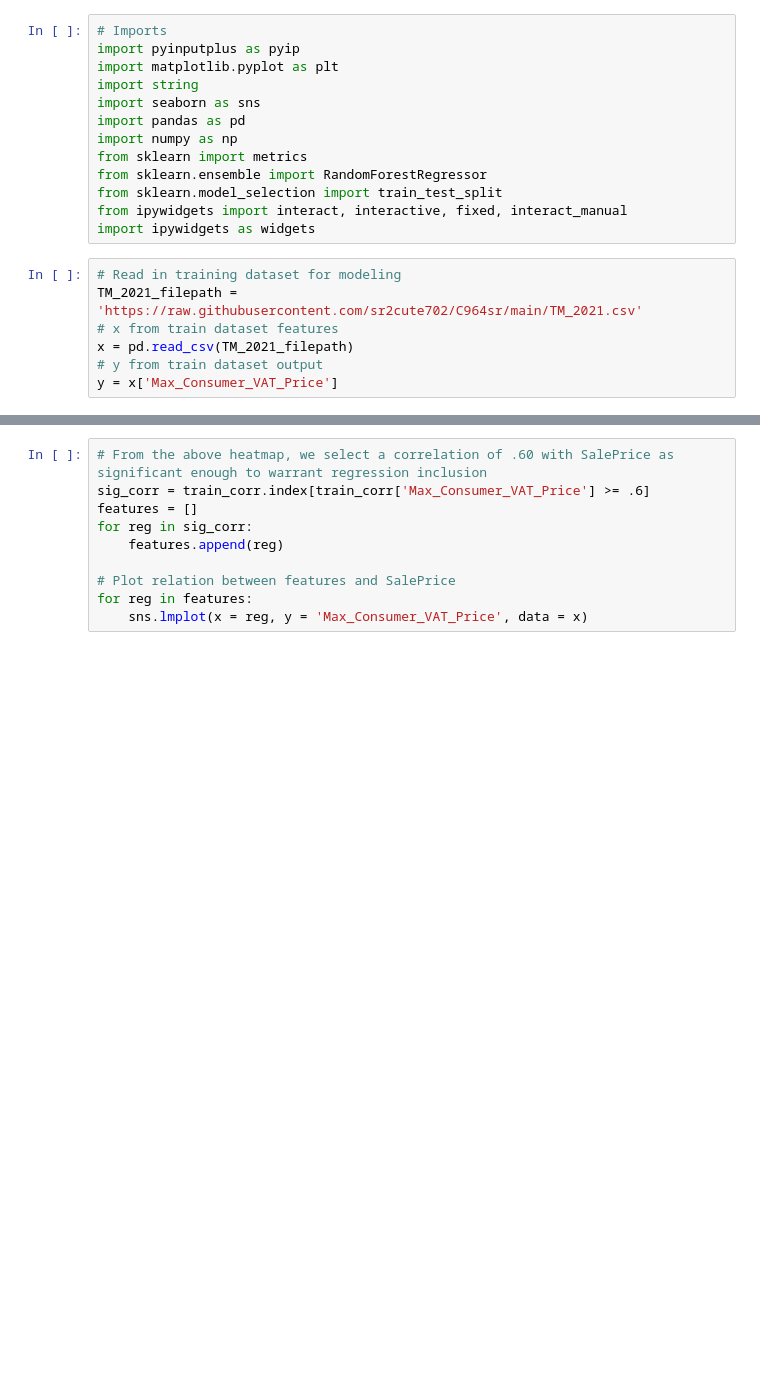
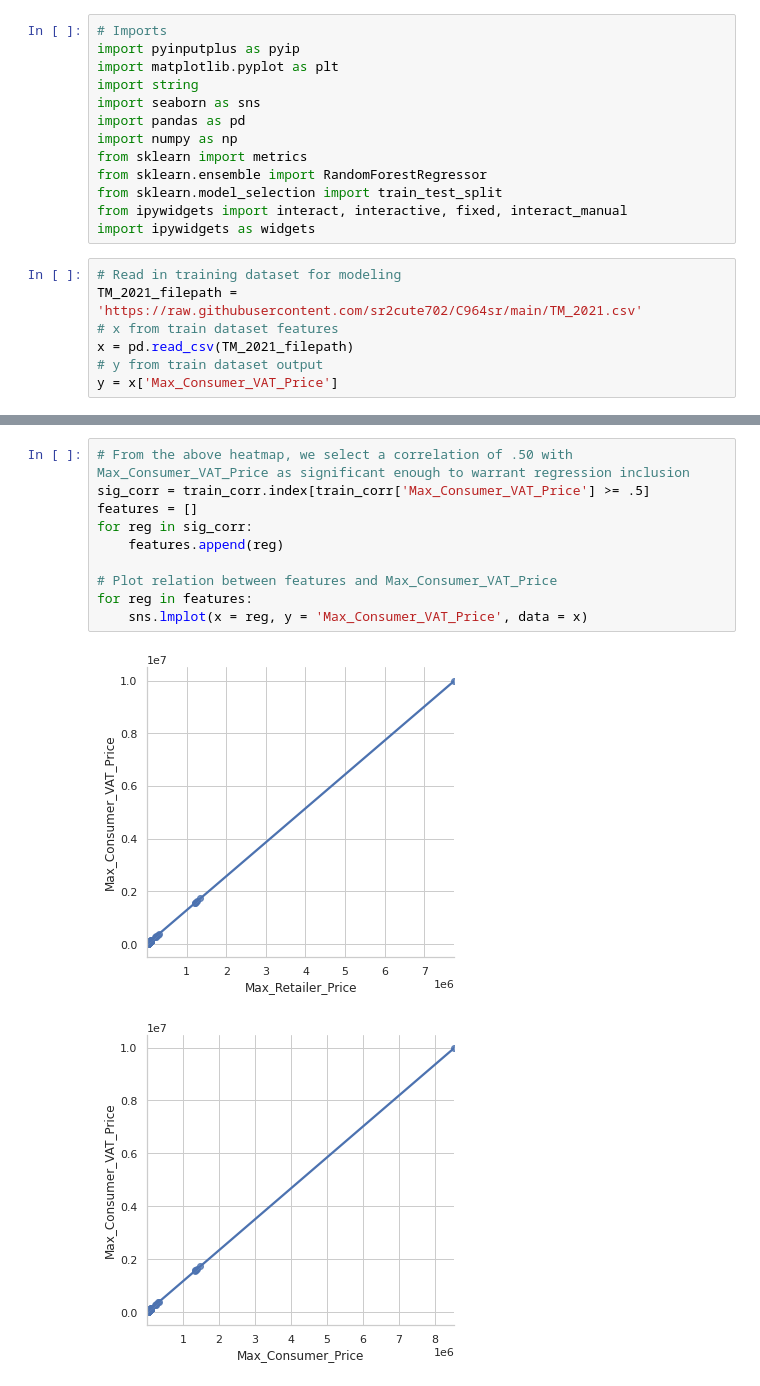
Before and after one commit to sr2cute702/C964sr, a Jupyter notebook: c964sr.ipynb, the cells around one changed output, grey strips where cells are left out. Cells and saved outputs as stored; diff of their text form; blank space fills up the shorter version.

```diff
--- a/c964sr.ipynb
+++ b/c964sr.ipynb
@@ -39,10 +55,13 @@ sns.heatmap(train_corr, cmap = "coolwarm", annot=True, fmt='.1f', linewidths = 0
 # %%
-# From the above heatmap, we select a correlation of .60 with SalePrice as significant enough to warrant regression inclusion
-sig_corr = train_corr.index[train_corr['Max_Consumer_VAT_Price'] >= .6]
+# From the above heatmap, we select a correlation of .50 with Max_Consumer_VAT_Price as significant enough to warrant regression inclusion
+sig_corr = train_corr.index[train_corr['Max_Consumer_VAT_Price'] >= .5]
 features = []
 for reg in sig_corr:
     features.append(reg)
 
-# Plot relation between features and SalePrice
+# Plot relation between features and Max_Consumer_VAT_Price
 for reg in features:
     sns.lmplot(x = reg, y = 'Max_Consumer_VAT_Price', data = x)
+# %% [output]
+[figure, added]
+[figure, added]
```
Also changed, not shown: parts of 9 cells of this notebook.
